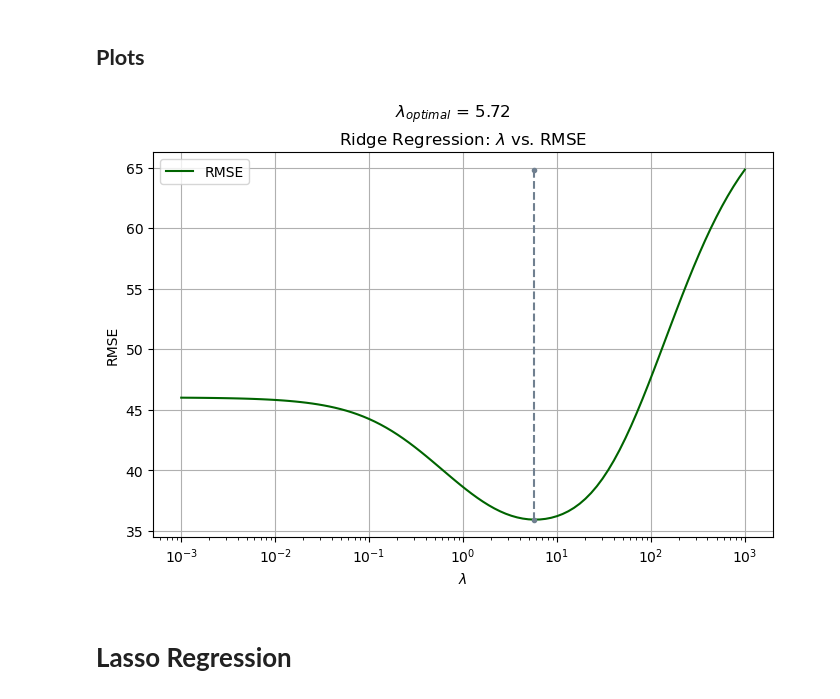
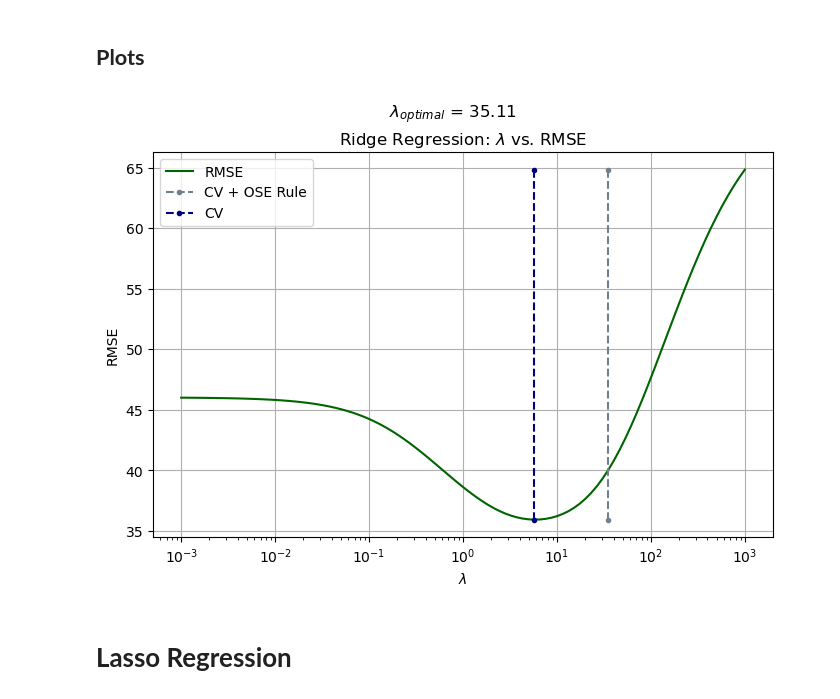
Before and after one commit to LuisMartindelCerro/CDA_Case1, a Jupyter notebook: Python/Regression.ipynb, the cells around one changed output. Drawn from its saved outputs; the diff is of its cells as text; code cells hidden in the pictures.

Commit message:
OSE rule and Important Variables

```diff
--- a/Python/Regression.ipynb
+++ b/Python/Regression.ipynb
@@ -189,20 +174,21 @@ Estimated RMSE (average) Ridge Regression: 39.2432
 # %%
 mse_scores = -ridge_cv.cv_results_['mean_test_score']
 rmse_scores = np.sqrt(mse_scores)
 
 plt.figure(figsize=(8, 5))
 plt.plot(lambda_values, rmse_scores, color='darkgreen', linestyle='-', label='RMSE')
-plt.semilogx([best_lambda_ridge, best_lambda_ridge], [np.min(rmse_scores), np.max(rmse_scores)], marker = ".", linestyle = '--', color='slategray')
+plt.semilogx([best_lambda_ridge_ose, best_lambda_ridge_ose], [np.min(rmse_scores), np.max(rmse_scores)], marker = ".", linestyle = '--', color='slategray', label='CV + OSE Rule')
+plt.semilogx([best_lambda_ridge, best_lambda_ridge], [np.min(rmse_scores), np.max(rmse_scores)], marker = ".", linestyle = '--', color='navy', label='CV')
 plt.xscale('log')  # Log scale for better visualization
 plt.xlabel(r"$\lambda$")
 plt.ylabel("RMSE")
-plt.suptitle(rf"$\lambda_{{optimal}}$ = {best_lambda_ridge:.2f}", fontsize=12)
+plt.suptitle(rf"$\lambda_{{optimal}}$ = {best_lambda_ridge_ose:.2f}", fontsize=12)
 plt.title(r"Ridge Regression: $\lambda$ vs. RMSE")
 plt.legend()
 plt.grid()
 plt.show()
 # %% [output]
-[figure, old version]
+[figure, new version]
 # %% [markdown]
 # **Lasso Regression**
 # %%
```
Also changed, not shown: parts of 11 cells of this notebook.
